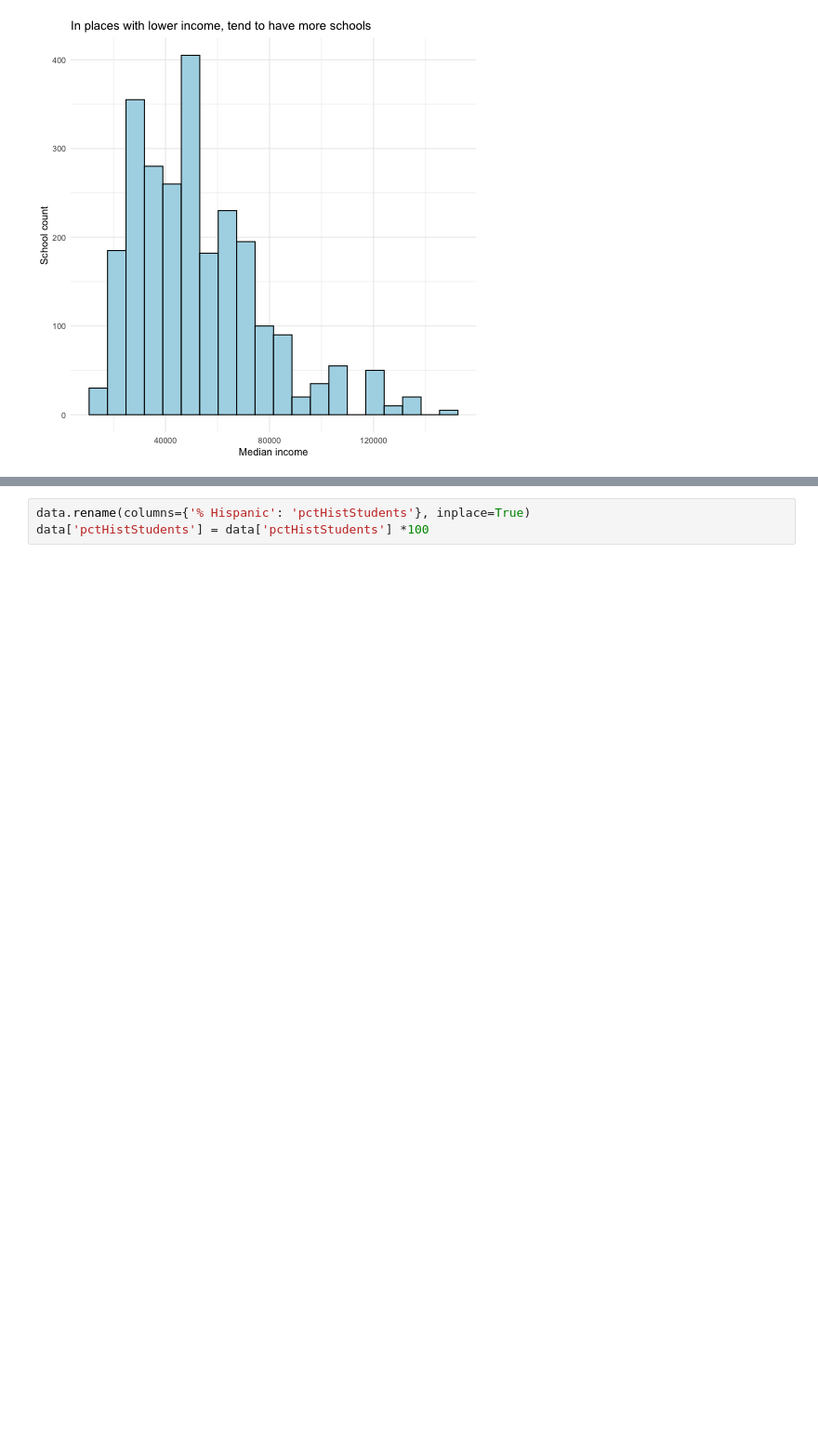
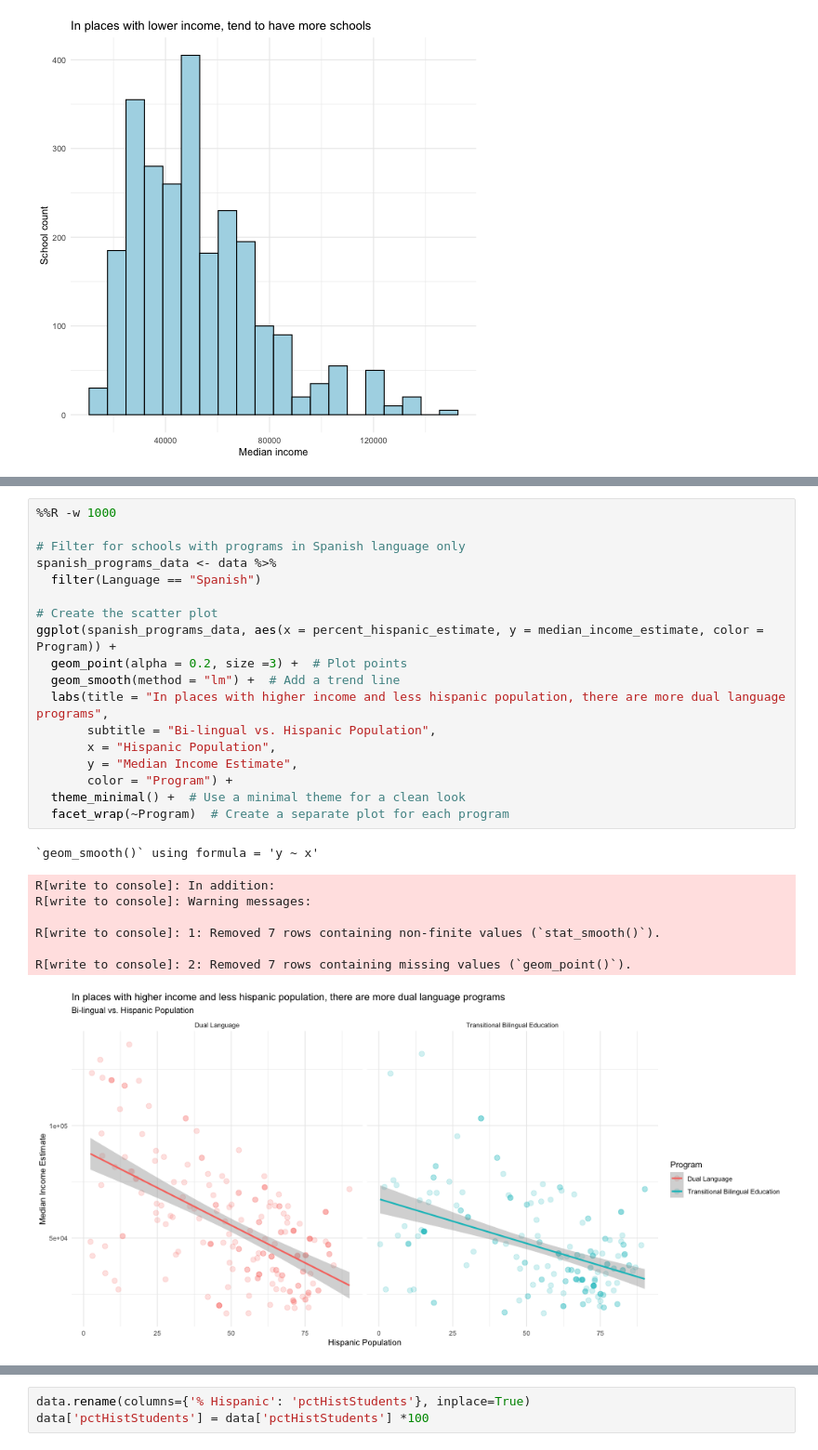
Before and after one commit to renatadaou/connect-to-census, a Jupyter notebook: scatterplots.ipynb, the cells around one changed output, grey strips where cells are left out. Shown: that part at 93% size. Drawn from its saved outputs; the diff is of its cells as text; blank space fills up the shorter version.

```diff
--- a/scatterplots.ipynb
+++ b/scatterplots.ipynb
@@ -176,0 +176,27 @@ R[write to console]: Removed 35 rows containing missing values (`geom_point()`).
+# %%
+%%R -w 1000
+
+# Filter for schools with programs in Spanish language only
+spanish_programs_data <- data %>%
+  filter(Language == "Spanish")
+
+# Create the scatter plot
+ggplot(spanish_programs_data, aes(x = percent_hispanic_estimate, y = median_income_estimate, color = Program)) +
+  geom_point(alpha = 0.2, size =3) +  # Plot points
+  geom_smooth(method = "lm") +  # Add a trend line
+  labs(title = "In places with higher income and less hispanic population, there are more dual language programs",
+       subtitle = "Bi-lingual vs. Hispanic Population",
+       x = "Hispanic Population",
+       y = "Median Income Estimate",
+       color = "Program") +
+  theme_minimal() +  # Use a minimal theme for a clean look
+  facet_wrap(~Program)  # Create a separate plot for each program
+# %% [output]
+`geom_smooth()` using formula = 'y ~ x'
+R[write to console]: In addition:
+R[write to console]: Warning messages:
+
+R[write to console]: 1: Removed 7 rows containing non-finite values (`stat_smooth()`).
+
+R[write to console]: 2: Removed 7 rows containing missing values (`geom_point()`).
+[figure, added]
```
Also changed, not shown: parts of 2 cells of this notebook, 1 other file.
